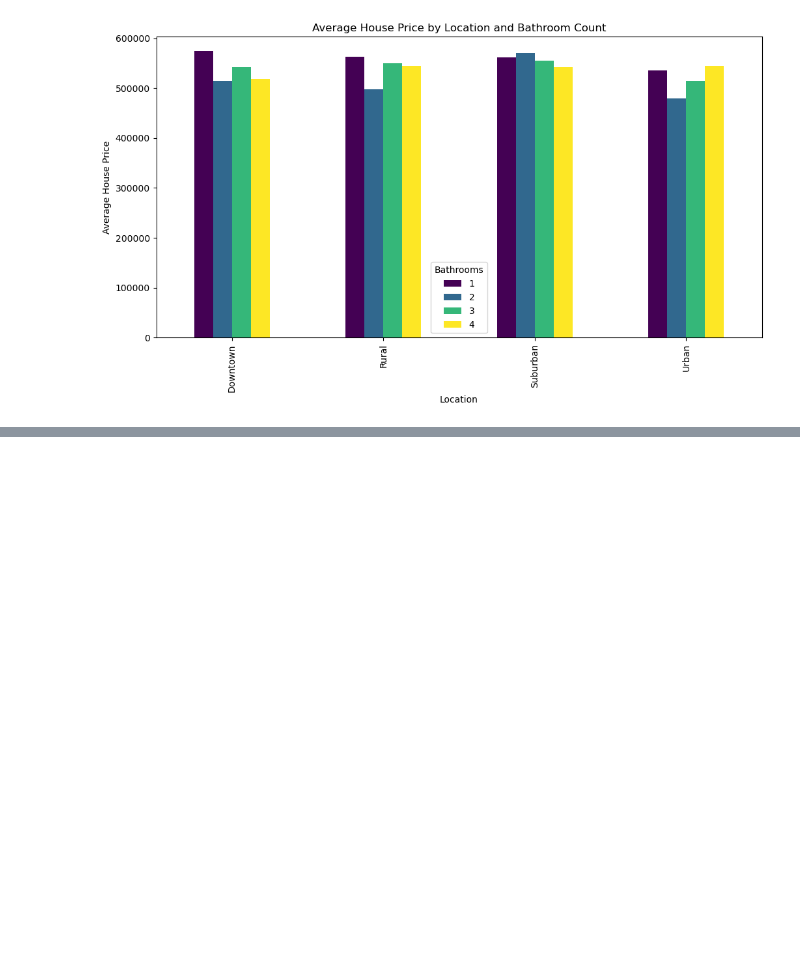
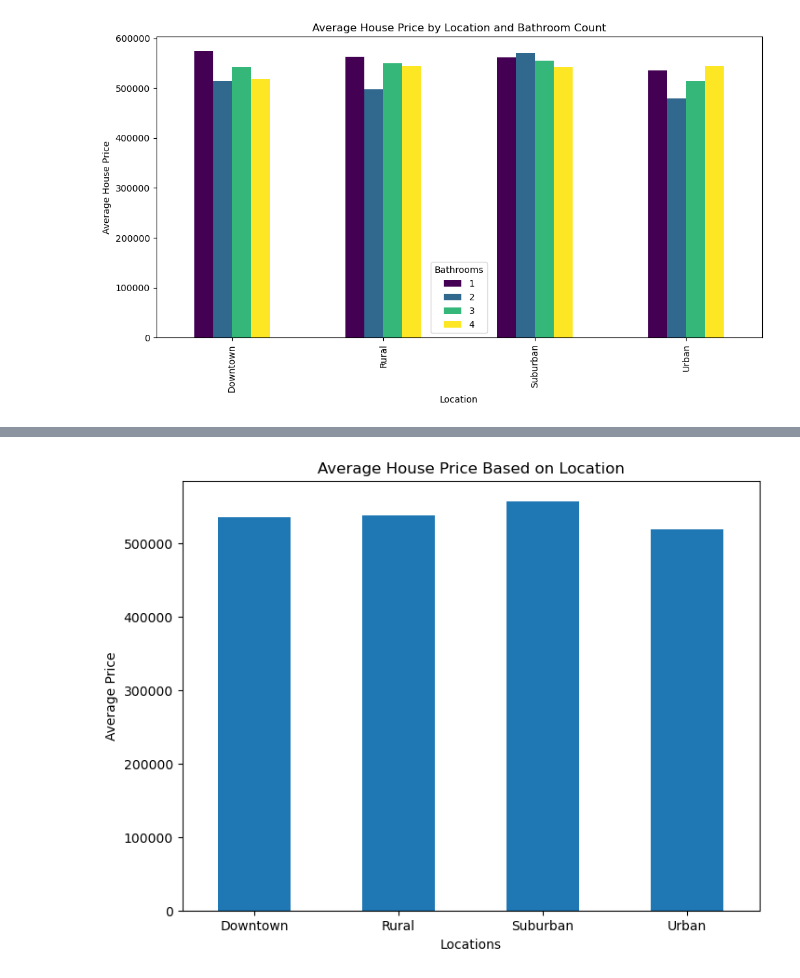
Before and after one commit to jmatts2307/group9_project1, a Jupyter notebook: Housing_Analysis_project.ipynb, the cells around one changed output, grey strips where cells are left out. Saved outputs shown, nothing was run; the diff lists cells and outputs as text; code cells hidden in the pictures; blank space fills up the shorter version.

```diff
--- a/Housing_Analysis_project.ipynb
+++ b/Housing_Analysis_project.ipynb
@@ -1033,0 +1047,11 @@ plt.show()
+# %%
+summary_stats_df = house_df.groupby('Location')['Price'].agg(
+    Mean="mean",
+    Median="median",
+    Variance="var",
+    Std_Dev="std",
+    SEM="sem"
+)
+
+# Display the summary statistics
+summary_stats_df
@@ -1033,0 +1065,12 @@ plt.show()
+# %%
+# Plotting the average house prices based on Location
+location_price_comparison=summary_stats_df["Mean"]
+location_price_comparison.plot(kind='bar', figsize=(8, 6))
+plt.title('Average House Price Based on Location')
+plt.xlabel('Locations')
+plt.ylabel('Average Price')
+plt.xticks(ticks=[0, 1,2,3], labels=['Downtown','Rural','Suburban','Urban'], rotation=0)
+plt.show()
+# Finish the plot
+# %% [output]
+[figure, added]
```
Also changed, not shown: parts of 15 cells of this notebook, 1 other file.
